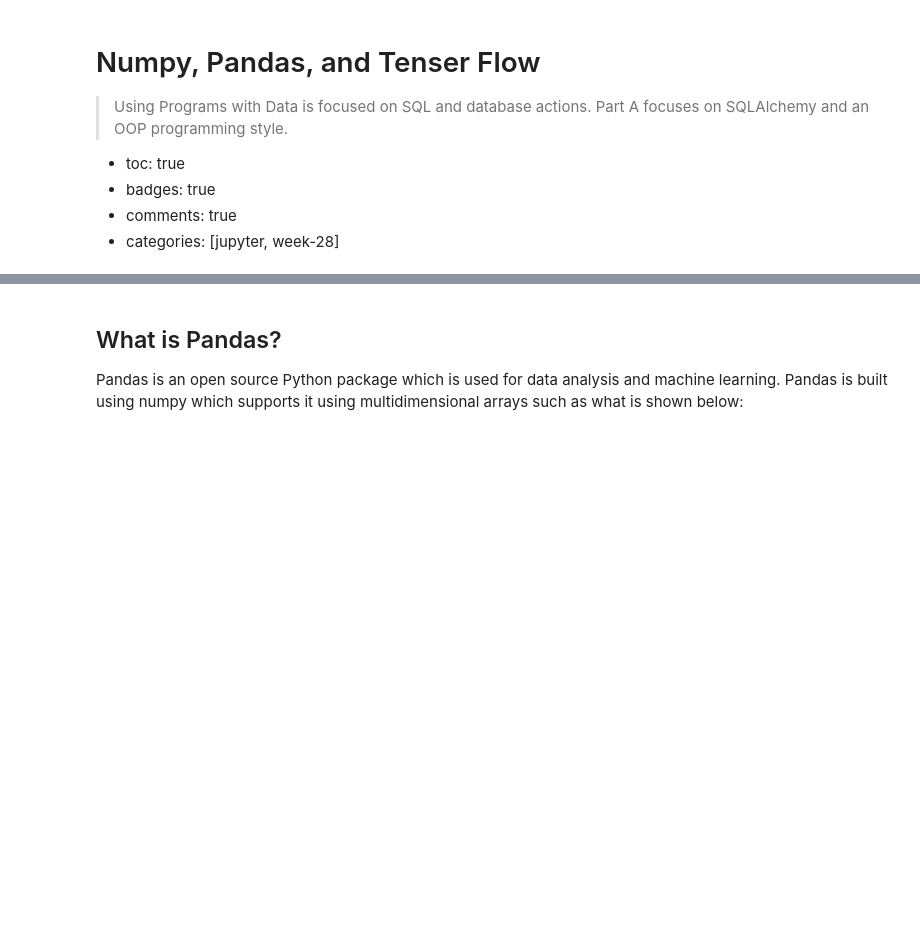
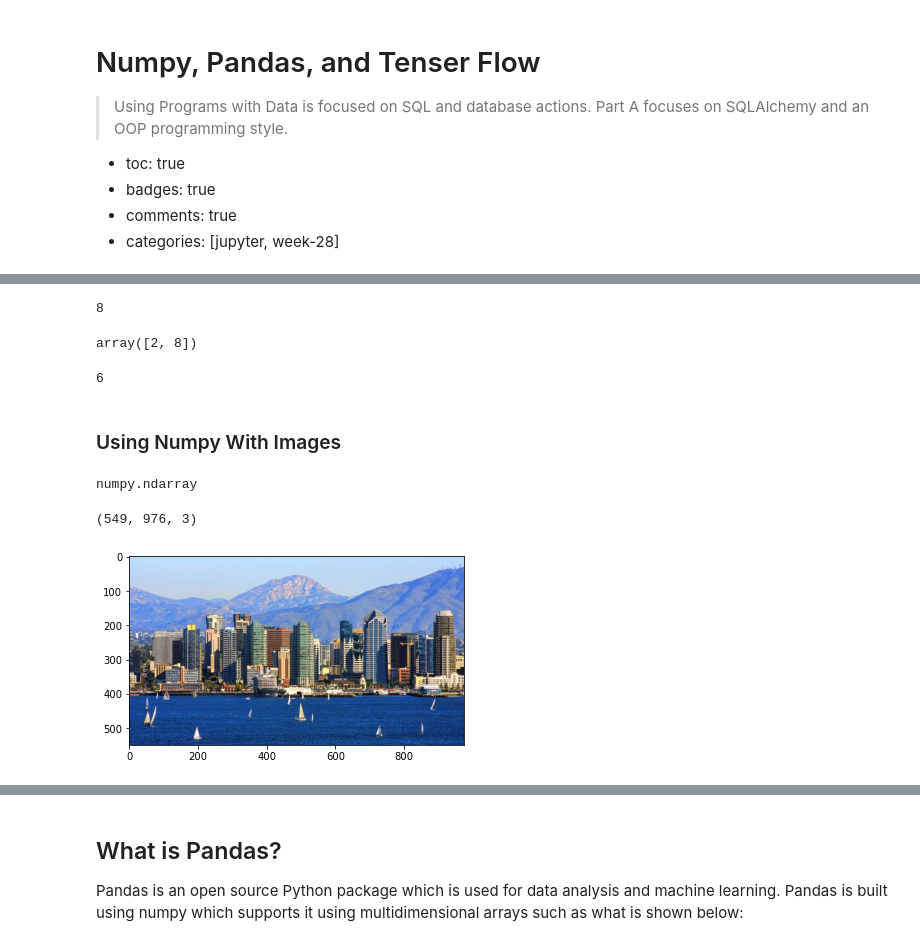
Before and after one commit to KKcbal/amongus, a Jupyter notebook: _notebooks/2023-04-03-TenserFlow.ipynb, the cells around one changed output, grey strips where cells are left out. Drawn from its saved outputs; the diff is of its cells as text; code cells hidden in the pictures; blank space fills up the shorter version.

Commit message:
Numpy

```diff
--- a/_notebooks/2023-04-03-TenserFlow.ipynb
+++ b/_notebooks/2023-04-03-TenserFlow.ipynb
@@ -16,0 +58,30 @@ FileNotFoundError: [Errno 2] No such file or directory: 'winequality-red.csv'
+# %%
+z1 = np.random.randint (10, size=6)
+
+z1[0] # Find an index
+# %% [output]
+8
+# %%
+z1[0:2] # Create an array of the specified range
+# %% [output]
+array([2, 8])
+# %%
+z1[-1] # Get last element of the list
+# %% [output]
+6
+# %% [markdown]
+### Using Numpy With Images
+# %%
+from skimage import io
+photo = io.imread('san_diego.jpg')
+type(photo)
+# %% [output]
+numpy.ndarray
+# %%
+import matplotlib.pyplot as plt
+plt.imshow(photo)
+
+photo.shape
+# %% [output]
+(549, 976, 3)
+[figure, added]
```
Also changed, not shown: parts of 17 cells of this notebook, 2 other files.
